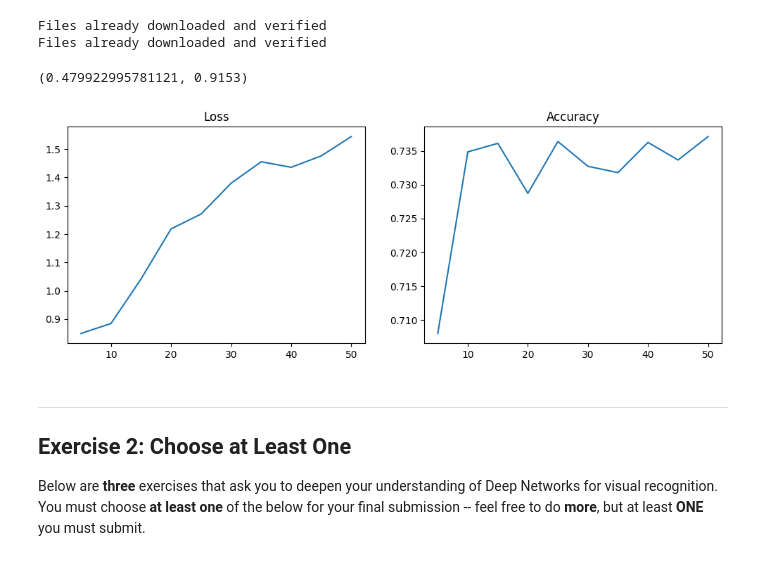
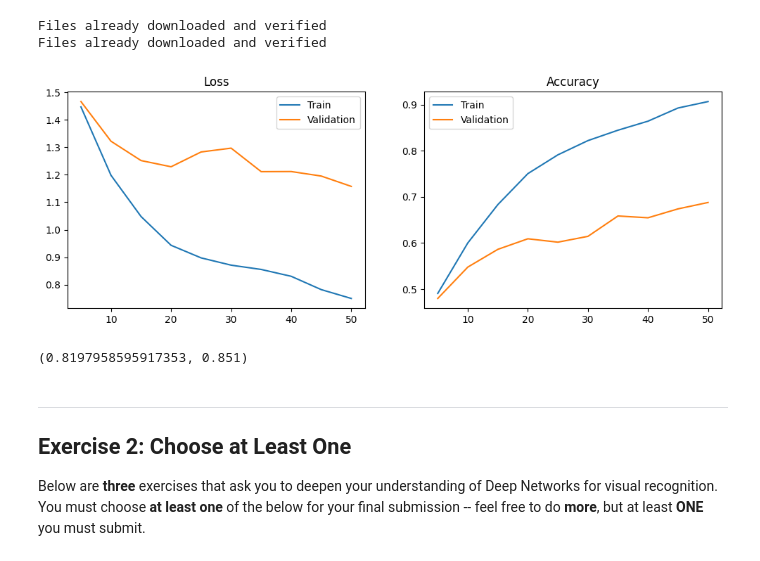
Before and after one commit to Cascetto/dla_labs, a Jupyter notebook: Lab1-CNNs.ipynb, the cells around one changed output. Saved outputs shown, nothing was run; the diff lists cells and outputs as text; code cells hidden in the pictures.

```diff
--- a/Lab1-CNNs.ipynb
+++ b/Lab1-CNNs.ipynb
@@ -228,3 +219,18 @@ def get_gradient_statistics(model: nn.Module):
+# %%
+def get_gradients_magnitude(model: nn.Module, accomulated_grad = None):
+    if accomulated_grad is None:
+        counter = 0
+        accomulated_grad = []
+        for name, parameter in model.named_parameters():
+            if "bias" in name: continue
+            accomulated_grad.append(torch.linalg.norm(parameter.grad.data.flatten()).item())
+        return accomulated_grad
+    i = 0
+    for name, parameter in model.named_parameters():
+        if "bias" in name: continue
+        accomulated_grad[i] += torch.linalg.norm(parameter.grad.data.flatten()).item()
+        i += 1
+    return accomulated_grad
 # %%
 @torch.no_grad()
 def validation(model, dataloader, loss_fn):
@@ -293,8 +292,11 @@ def plot_training_result_no_grad(losses, accs, freq):
     fig.show()
 # %%
 mlp = BaselineMLP(28**2, 1024, 2, 10).to(device)
-loss = F.cross_entropy
-opt = torch.optim.Adam(mlp.parameters(), lr=0.001)
-epochs = 50
-freq = 5
-l, a, _, _, _ = training(mlp, dl_train, dl_val, loss, opt, epochs, freq, False, False)
+if not USE_PRETRAINED:
+    loss = F.cross_entropy
+    opt = torch.optim.SGD(mlp.parameters(), lr=0.001, weight_decay=0.1)
+    epochs = 50
+    freq = 5
+    lt, at, lv, av, _ = training(mlp, dl_train, dl_val, loss, opt, epochs, freq, False)
+    plot_training_result(lt, at, lv, av, freq)
+    torch.save(mlp.state_dict(), "weights/lab1_mlp.pth")
@@ -301,2 +304,0 @@ l, a, _, _, _ = training(mlp, dl_train, dl_val, loss, opt, epochs, freq, False,
-# %%
-plot_training_result_no_grad(l, a, freq)
@@ -382,14 +385,21 @@ Files already downloaded and verified
 Files already downloaded and verified
 # %%
 cnn = CNN(1).to(device)
-loss = F.cross_entropy
-opt = torch.optim.Adam(cnn.parameters(), lr=0.001)
-l, a, _, _, _= training(cnn, cifar_dl_train, cifar_dl_val, loss, opt, epochs, freq, False, False)
-plot_training_result_no_grad(l, a, freq)
-print(validation(cnn, cifar_dl_test, loss))
+if not USE_PRETRAINED:
+    loss = F.cross_entropy
+    opt = torch.optim.SGD(cnn.parameters(), lr=0.001, weight_decay=0.1)
+    freq = 5
+    lt, at, lv, av, _ = training(cnn, cifar_dl_train, cifar_dl_val, loss, opt, epochs, freq, False)
+    torch.save(cnn.state_dict(), "weights/lab1_cnn.pth")
+    plot_training_result(lt, at, lv, av, freq)
 # %% [output]
-(0.479922995781121, 0.9153)
-[figure, old version]
+[figure, new version]
+# %%
+if USE_PRETRAINED:
+    cnn.load_state_dict(torch.load("weights/lab1_cnn.pth"))
+print(validation(cnn, cifar_dl_test, loss))
+# %% [output]
+(0.8197958595917353, 0.851)
 # %% [markdown]
 -----
 ## Exercise 2: Choose at Least One
```
Also changed, not shown: parts of 21 cells of this notebook, 4 other files.
